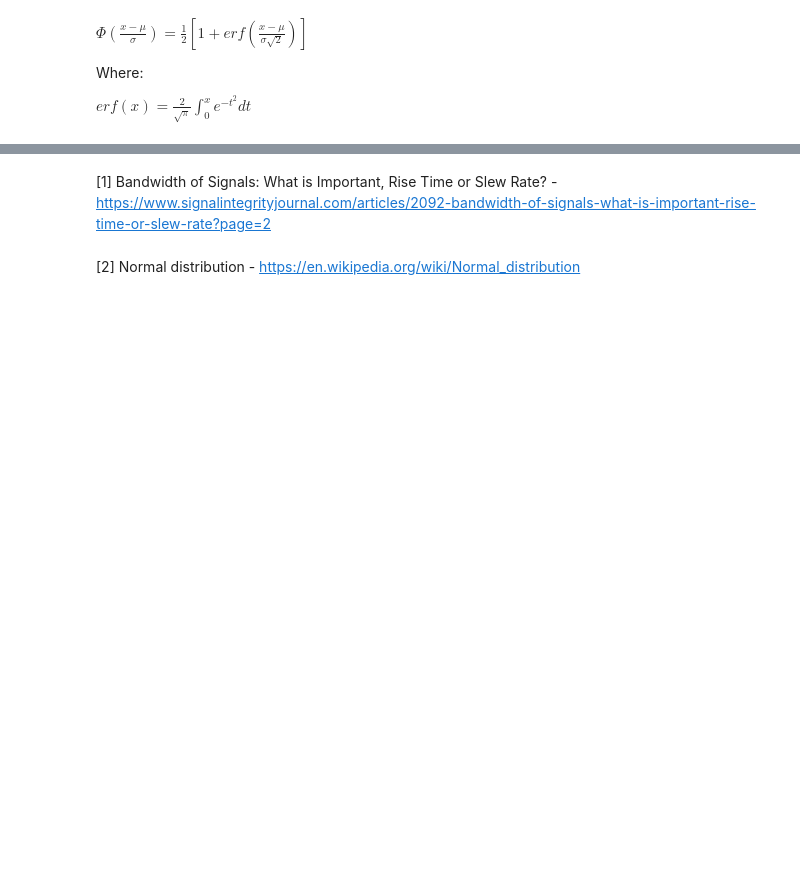
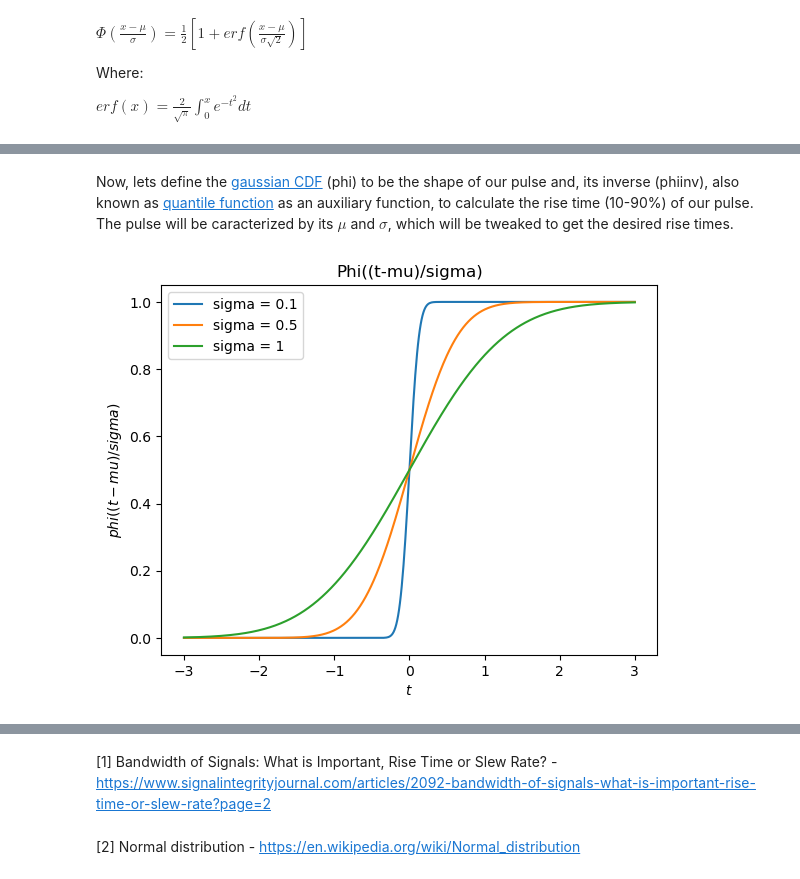
Before and after one commit to krgouveia/pulse_analysis, a Jupyter notebook: pulse analysis.ipynb, the cells around one changed output, grey strips where cells are left out. Cells and saved outputs as stored; diff of their text form; code cells hidden in the pictures; blank space fills up the shorter version.

Commit message:
creating pulses and risetime calculation.

```diff
--- a/pulse analysis.ipynb
+++ b/pulse analysis.ipynb
@@ -24,0 +37,24 @@ plt.show()
+# %% [markdown]
+Now, lets define the [gaussian CDF](https://en.wikipedia.org/wiki/Normal_distribution#Cumulative_distribution_function) (phi) to be the shape of our pulse and, its inverse (phiinv), also known as [quantile function](https://en.wikipedia.org/wiki/Normal_distribution#Quantile_function) as an auxiliary function, to calculate the rise time (10-90%) of our pulse. The pulse will be caracterized by its $\mu$ and $\sigma$, which will be tweaked to get the desired rise times.
+# %%
+# using the erf to define the gaussian CDF
+def phi(t, mu, sigma):
+    return 1/2 * (1 + special.erf((t - mu)/(sigma * np.sqrt(2))))
+
+t = np.linspace(-3, 3, num = 500)
+mu = 0
+sigma = 0.1
+sigma2 = 0.5
+sigma3 = 1
+
+plt.plot(t, phi(t, mu, sigma), label = 'sigma = 0.1')
+plt.plot(t, phi(t, mu, sigma2), label = 'sigma = 0.5')
+plt.plot(t, phi(t, mu, sigma3), label = 'sigma = 1')
+
+plt.xlabel('$t$')
+plt.ylabel('$phi((t-mu)/sigma)$')
+plt.title('Phi((t-mu)/sigma)')
+plt.legend()
+plt.show()
+# %% [output]
+[figure, added]
```
Also changed, not shown: parts of 16 cells of this notebook.
